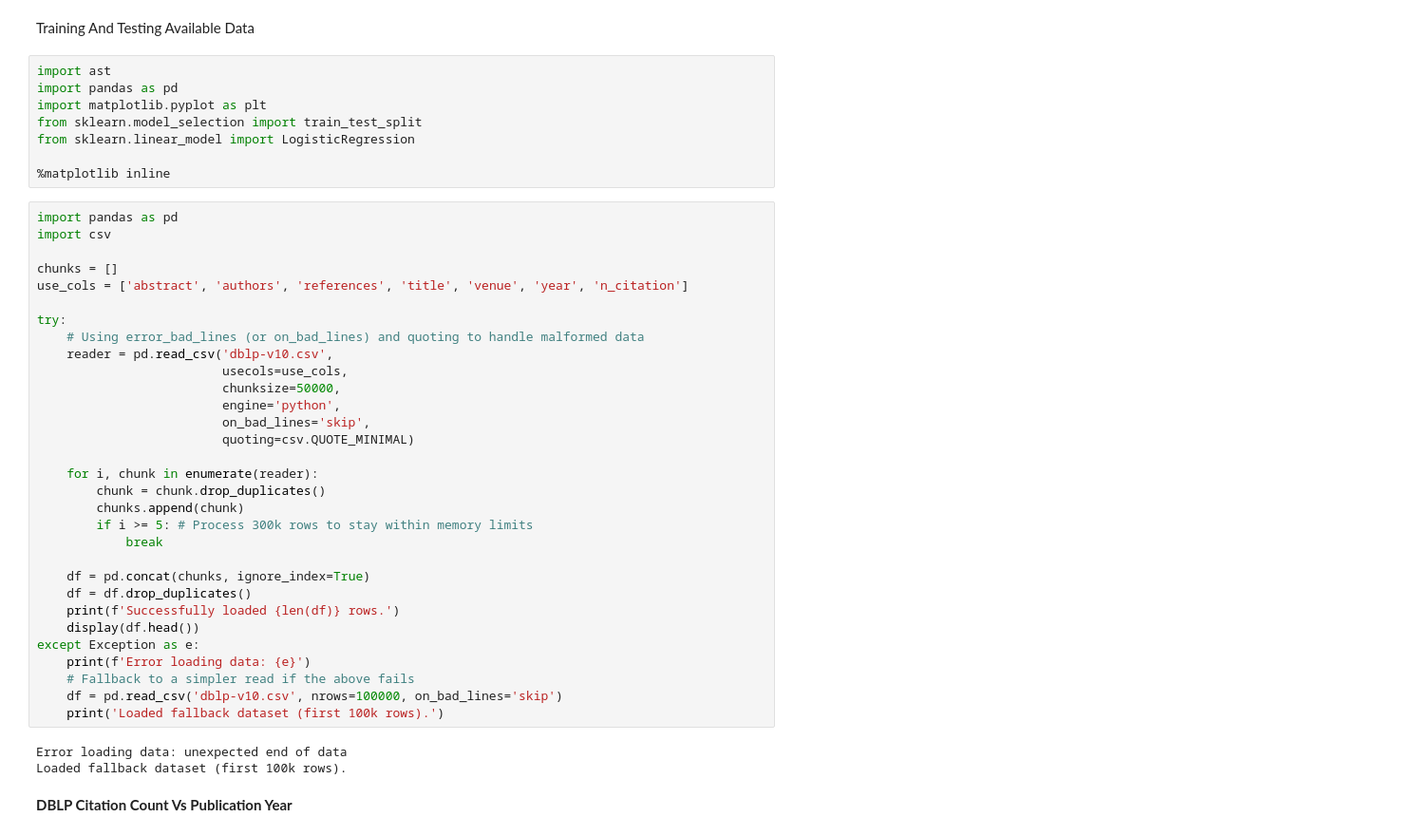
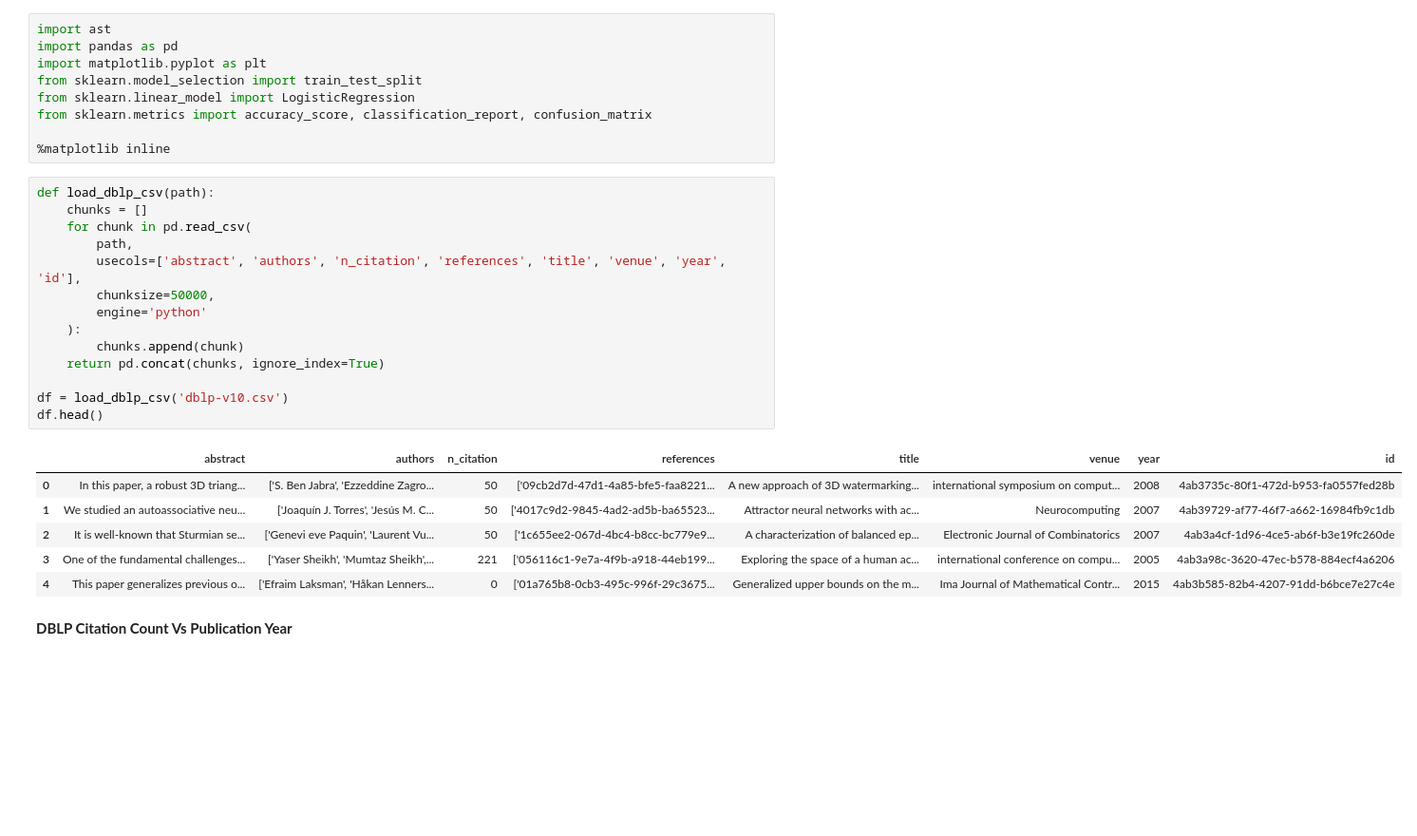
Before and after one commit to UTHANDAM/MLOPS-TRAINING, a Jupyter notebook: Day 4/train_test_split.ipynb, the cells around one changed output. Shown at 95% size. Saved outputs shown, nothing was run; the diff lists cells and outputs as text; blank space fills up the shorter version.

```diff
--- a/Day 4/train_test_split.ipynb
+++ b/Day 4/train_test_split.ipynb
@@ -1,47 +1,33 @@
-# %% [markdown]
- Training And Testing Available Data
 # %%
 import ast
 import pandas as pd
 import matplotlib.pyplot as plt
 from sklearn.model_selection import train_test_split
 from sklearn.linear_model import LogisticRegression
+from sklearn.metrics import accuracy_score, classification_report, confusion_matrix
 
 %matplotlib inline
 # %%
-import pandas as pd
-import csv
+def load_dblp_csv(path):
+    chunks = []
+    for chunk in pd.read_csv(
+        path,
+        usecols=['abstract', 'authors', 'n_citation', 'references', 'title', 'venue', 'year', 'id'],
+        chunksize=50000,
+        engine='python'
+    ):
+        chunks.append(chunk)
+    return pd.concat(chunks, ignore_index=True)
 
-chunks = []
-use_cols = ['abstract', 'authors', 'references', 'title', 'venue', 'year', 'n_citation']
-
-try:
-    # Using error_bad_lines (or on_bad_lines) and quoting to handle malformed data
-    reader = pd.read_csv('dblp-v10.csv',
-                         usecols=use_cols,
-                         chunksize=50000,
-                         engine='python',
-                         on_bad_lines='skip',
-                         quoting=csv.QUOTE_MINIMAL)
-
-    for i, chunk in enumerate(reader):
-        chunk = chunk.drop_duplicates()
-        chunks.append(chunk)
-        if i >= 5: # Process 300k rows to stay within memory limits
-            break
-
-    df = pd.concat(chunks, ignore_index=True)
-    df = df.drop_duplicates()
-    print(f'Successfully loaded {len(df)} rows.')
-    display(df.head())
-except Exception as e:
-    print(f'Error loading data: {e}')
-    # Fallback to a simpler read if the above fails
-    df = pd.read_csv('dblp-v10.csv', nrows=100000, on_bad_lines='skip')
-    print('Loaded fallback dataset (first 100k rows).')
+df = load_dblp_csv('dblp-v10.csv')
+df.head()
 # %% [output]
-Error loading data: unexpected end of data
-Loaded fallback dataset (first 100k rows).
+|  | abstract | authors | n_citation | references | title | venue | year | id |
+| 0 | In this paper, a robust 3D triang... | ['S. Ben Jabra', 'Ezzeddine Zagro... | 50 | ['09cb2d7d-47d1-4a85-bfe5-faa8221... | A new approach of 3D watermarking... | international symposium on comput... | 2008 | 4ab3735c-80f1-472d-b953-fa0557fed28b |
+| 1 | We studied an autoassociative neu... | ['Joaquín J. Torres', 'Jesús M. C... | 50 | ['4017c9d2-9845-4ad2-ad5b-ba65523... | Attractor neural networks with ac... | Neurocomputing | 2007 | 4ab39729-af77-46f7-a662-16984fb9c1db |
+| 2 | It is well-known that Sturmian se... | ['Genevi eve Paquin', 'Laurent Vu... | 50 | ['1c655ee2-067d-4bc4-b8cc-bc779e9... | A characterization of balanced ep... | Electronic Journal of Combinatorics | 2007 | 4ab3a4cf-1d96-4ce5-ab6f-b3e19fc260de |
+| 3 | One of the fundamental challenges... | ['Yaser Sheikh', 'Mumtaz Sheikh',... | 221 | ['056116c1-9e7a-4f9b-a918-44eb199... | Exploring the space of a human ac... | international conference on compu... | 2005 | 4ab3a98c-3620-47ec-b578-884ecf4a6206 |
+| 4 | This paper generalizes previous o... | ['Efraim Laksman', 'Håkan Lenners... | 0 | ['01a765b8-0cb3-495c-996f-29c3675... | Generalized upper bounds on the m... | Ima Journal of Mathematical Contr... | 2015 | 4ab3b585-82b4-4207-91dd-b6bce7e27c4e |
 # %% [markdown]
 **DBLP Citation Count Vs Publication Year**
 # %%
```
Also changed, not shown: parts of 13 cells of this notebook, 2 other files.
